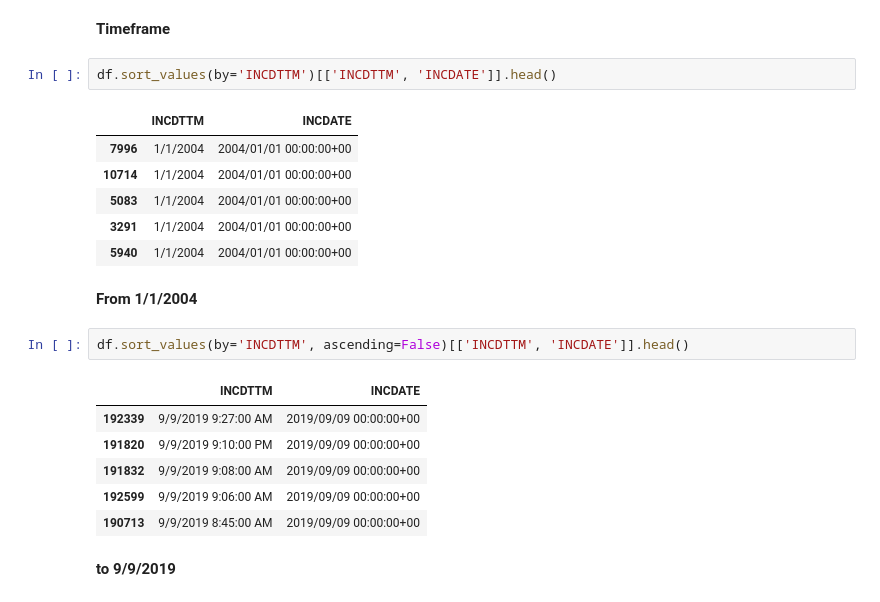
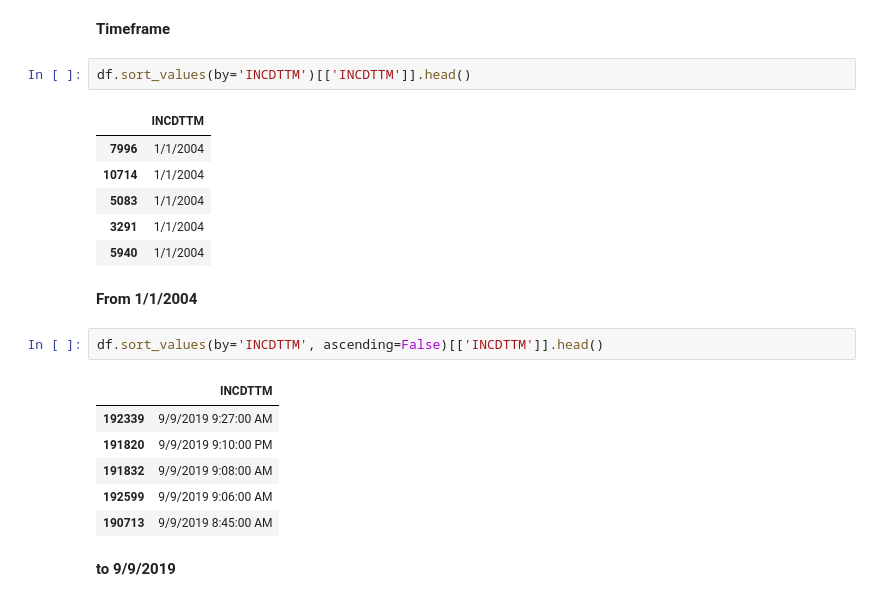
Before and after one commit to Ulltang/coursera-capstone, a Jupyter notebook: project_files/capstone_project.ipynb, the cells around one changed output. Drawn from its saved outputs; the diff is of its cells as text.

```diff
--- a/project_files/capstone_project.ipynb
+++ b/project_files/capstone_project.ipynb
@@ -38,24 +38,24 @@ df.shape
 # %% [markdown]
  <font size="+1"><b>Timeframe</b></font>
 # %%
-df.sort_values(by='INCDTTM')[['INCDTTM', 'INCDATE']].head()
+df.sort_values(by='INCDTTM')[['INCDTTM']].head()
 # %% [output]
-|  | INCDTTM | INCDATE |
-| 7996 | 1/1/2004 | 2004/01/01 00:00:00+00 |
-| 10714 | 1/1/2004 | 2004/01/01 00:00:00+00 |
-| 5083 | 1/1/2004 | 2004/01/01 00:00:00+00 |
-| 3291 | 1/1/2004 | 2004/01/01 00:00:00+00 |
-| 5940 | 1/1/2004 | 2004/01/01 00:00:00+00 |
+|  | INCDTTM |
+| 7996 | 1/1/2004 |
+| 10714 | 1/1/2004 |
+| 5083 | 1/1/2004 |
+| 3291 | 1/1/2004 |
+| 5940 | 1/1/2004 |
 # %% [markdown]
 <b>From 1/1/2004</b>
 # %%
-df.sort_values(by='INCDTTM', ascending=False)[['INCDTTM', 'INCDATE']].head()
+df.sort_values(by='INCDTTM', ascending=False)[['INCDTTM']].head()
 # %% [output]
-|  | INCDTTM | INCDATE |
-| 192339 | 9/9/2019 9:27:00 AM | 2019/09/09 00:00:00+00 |
-| 191820 | 9/9/2019 9:10:00 PM | 2019/09/09 00:00:00+00 |
-| 191832 | 9/9/2019 9:08:00 AM | 2019/09/09 00:00:00+00 |
-| 192599 | 9/9/2019 9:06:00 AM | 2019/09/09 00:00:00+00 |
-| 190713 | 9/9/2019 8:45:00 AM | 2019/09/09 00:00:00+00 |
+|  | INCDTTM |
+| 192339 | 9/9/2019 9:27:00 AM |
+| 191820 | 9/9/2019 9:10:00 PM |
+| 191832 | 9/9/2019 9:08:00 AM |
+| 192599 | 9/9/2019 9:06:00 AM |
+| 190713 | 9/9/2019 8:45:00 AM |
 # %% [markdown]
 <b>to 9/9/2019</b>
```
Also changed, not shown: parts of 34 cells of this notebook.
